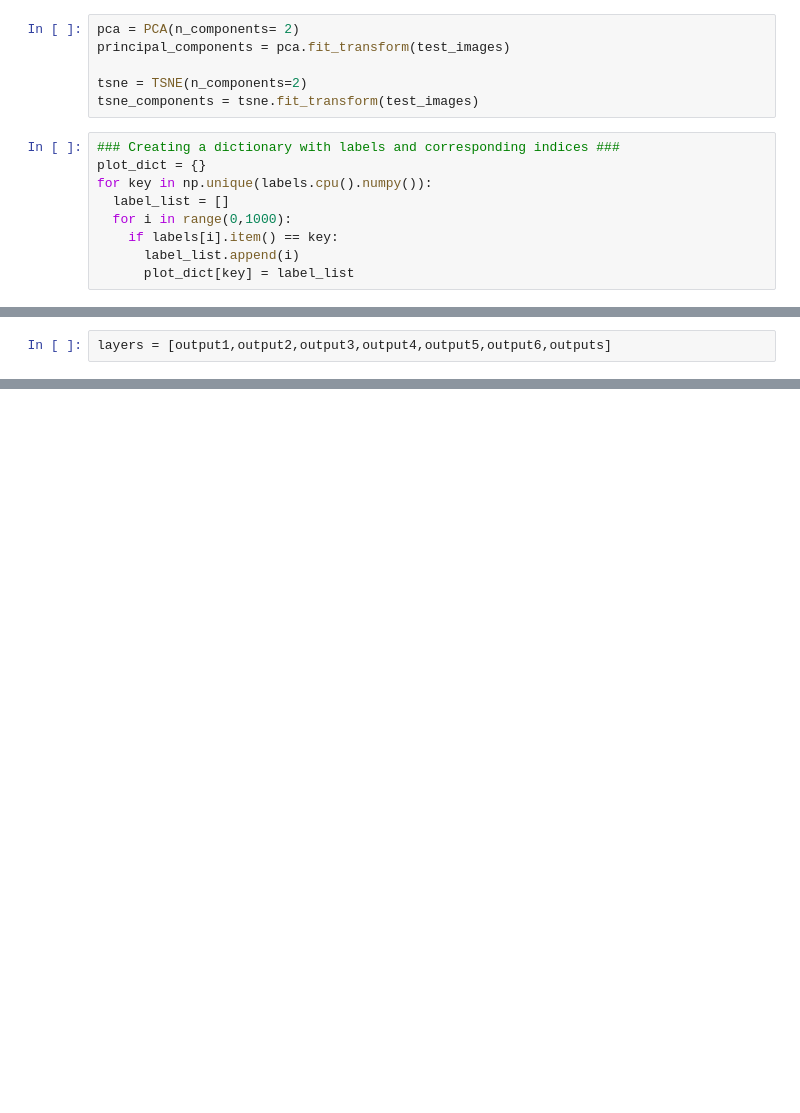
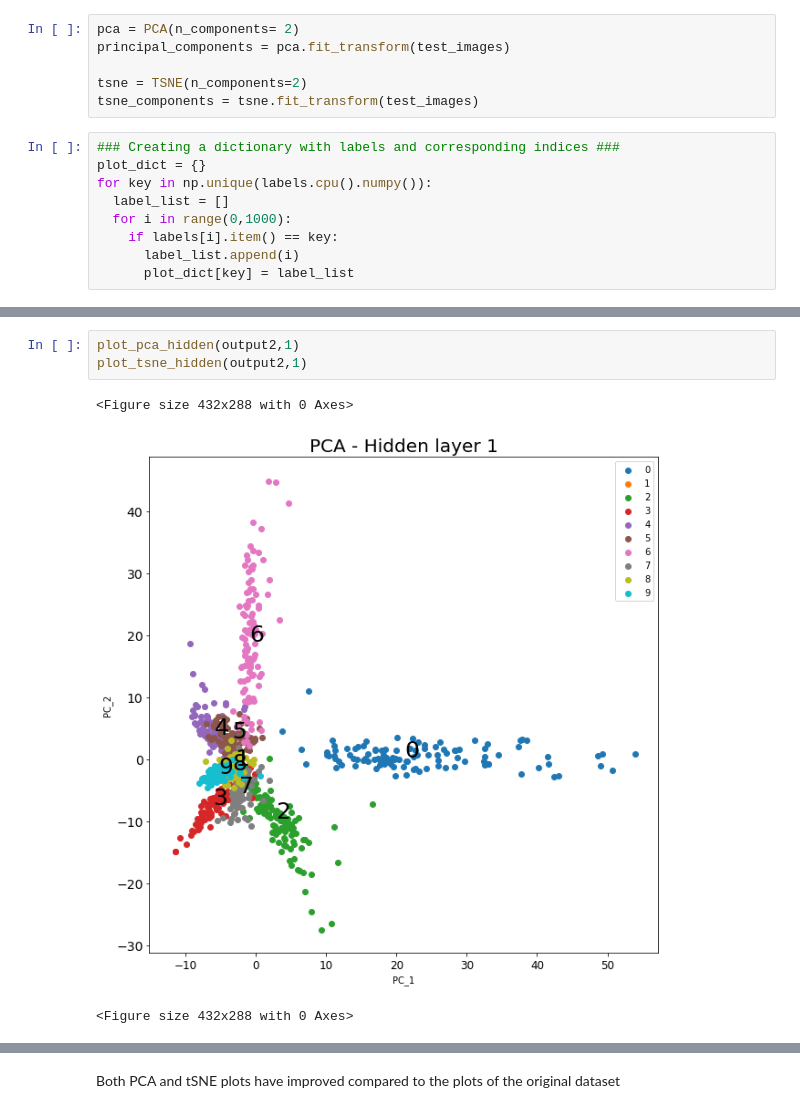
Before and after one commit to baneabhishek/MNIST-Classification-Pytorch, a Jupyter notebook: MNIST_Classification_HW1.ipynb, the cells around one changed output, grey strips where cells are left out. Saved outputs shown, nothing was run; the diff lists cells and outputs as text; blank space fills up the shorter version.

```diff
--- a/MNIST_Classification_HW1.ipynb
+++ b/MNIST_Classification_HW1.ipynb
@@ -325,3 +374,8 @@ def plot_tsne_hidden(hidden_layer,layer_number):
   plt.legend(np.unique(labels.cpu().numpy()))
-# %%
-layers = [output1,output2,output3,output4,output5,output6,outputs]
+# %%
+plot_pca_hidden(output2,1)
+plot_tsne_hidden(output2,1)
+# %% [output]
+<Figure size 432x288 with 0 Axes>
+[figure, added]
+<Figure size 432x288 with 0 Axes>
@@ -327,0 +383,2 @@ layers = [output1,output2,output3,output4,output5,output6,outputs]
+# %% [markdown]
+Both PCA and tSNE plots have improved compared to the plots of the original dataset
```
Also changed, not shown: parts of 47 cells of this notebook.
